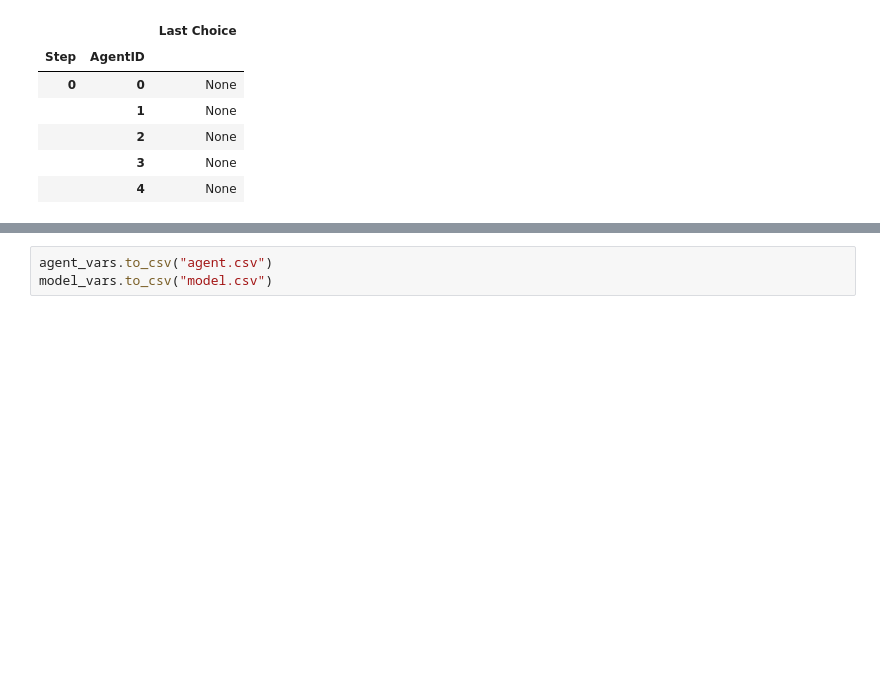
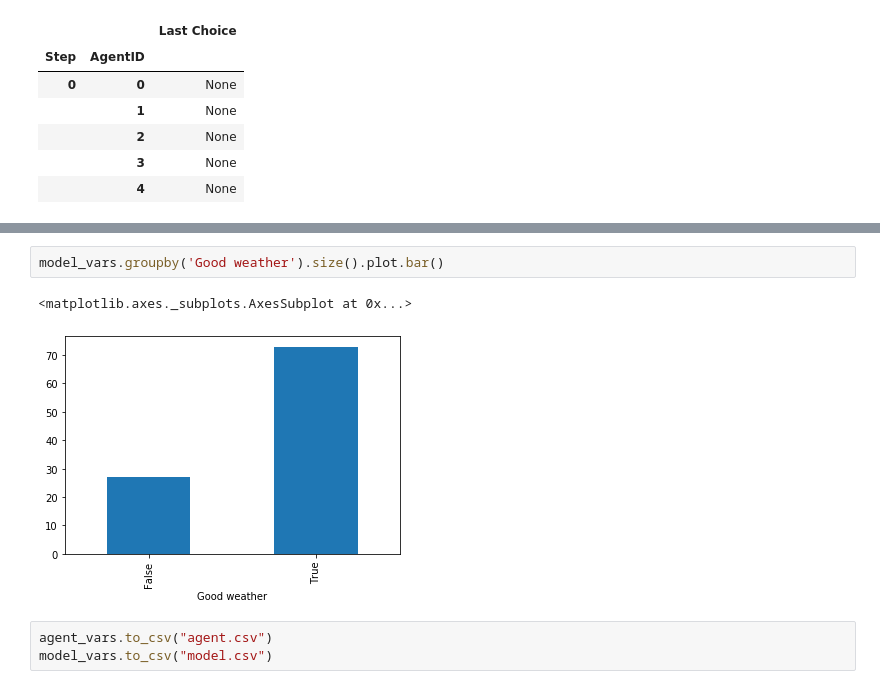
Before and after one commit to vincentveyron/hometimeABM, a Jupyter notebook: 1 - Run Simulation.ipynb, the cells around one changed output, grey strips where cells are left out. Drawn from its saved outputs; the diff is of its cells as text; blank space fills up the shorter version.

```diff
--- a/1 - Run Simulation.ipynb
+++ b/1 - Run Simulation.ipynb
@@ -65,5 +67,10 @@ model_vars.head()
 | 3 | True |
 | 4 | True |
+# %%
+model_vars.groupby('Good weather').size().plot.bar()
+# %% [output]
+<matplotlib.axes._subplots.AxesSubplot at 0x...>
+[figure, added]
 # %%
 agent_vars.to_csv("agent.csv")
 model_vars.to_csv("model.csv")
```
Also changed, not shown: parts of 4 cells of this notebook.
